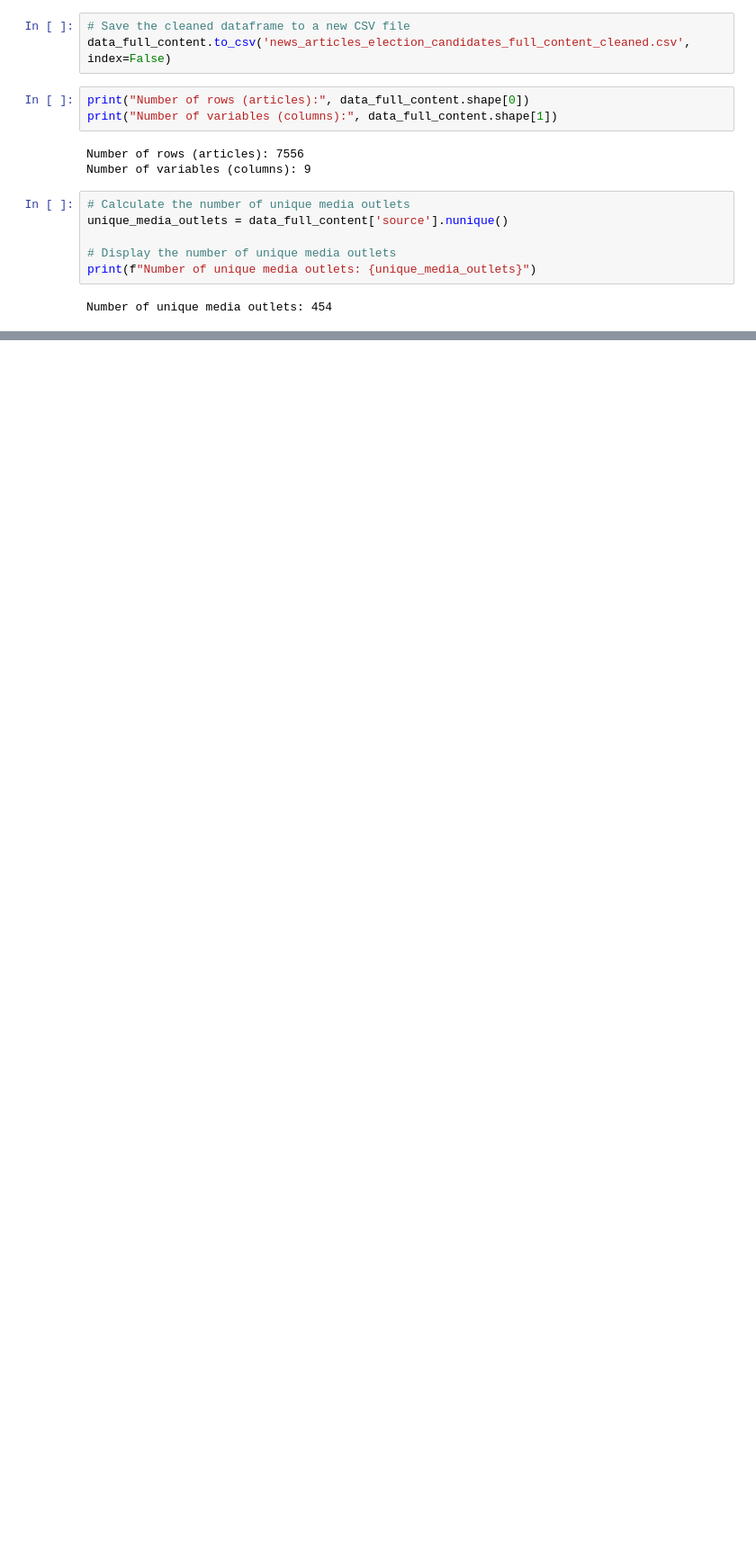
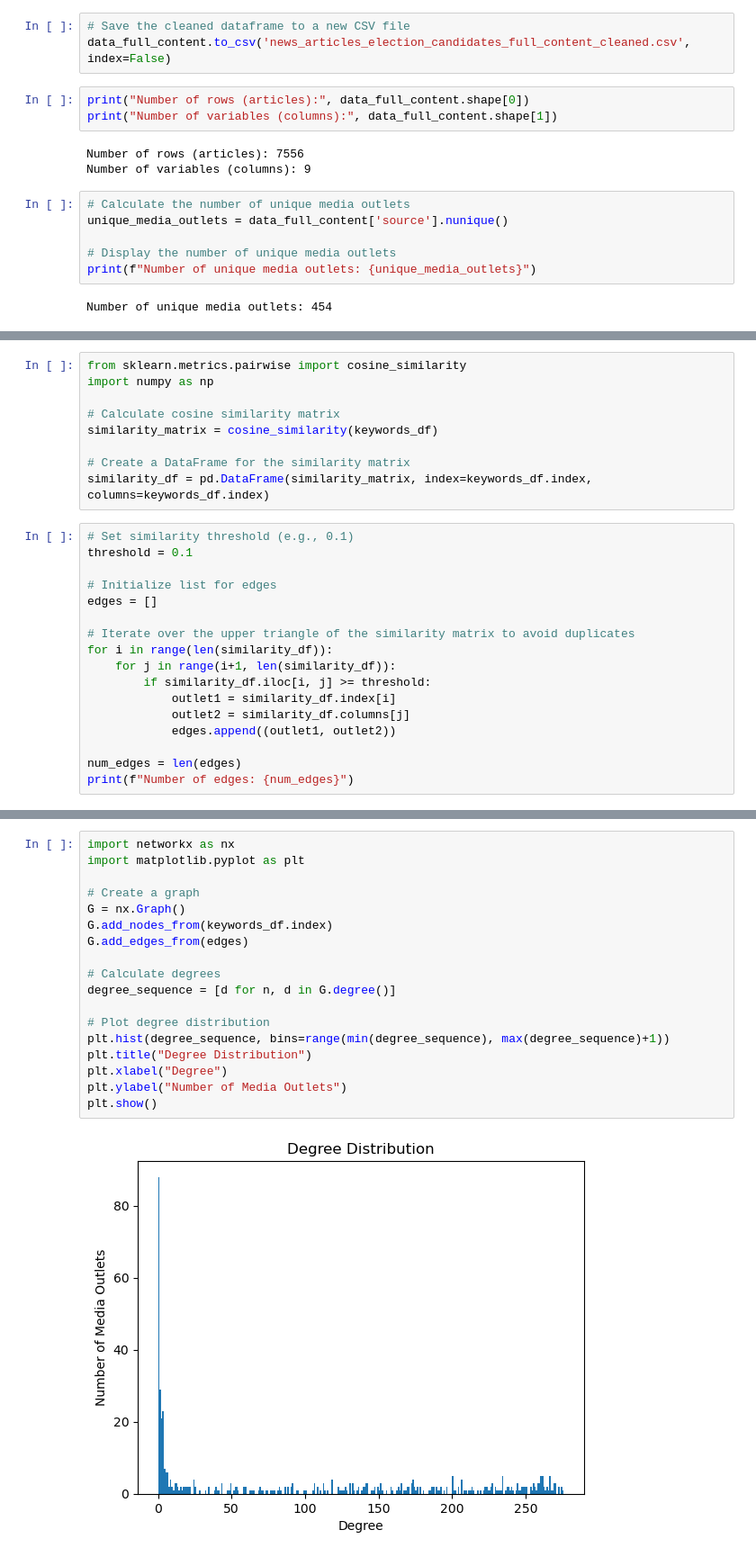
Before and after one commit to ThomasSchiolerH/Social-Graphs-And-Interactions, a Jupyter notebook: Final Assignment/final_assignment.ipynb, the cells around one changed output, grey strips where cells are left out. Shown at 90% size. Cells and saved outputs as stored; diff of their text form; blank space fills up the shorter version.

Commit message:
nodes og edges part 1

```diff
--- a/Final Assignment/final_assignment.ipynb
+++ b/Final Assignment/final_assignment.ipynb
@@ -246,0 +315,26 @@ Number of unique media outlets: 454
+# %%
+from sklearn.metrics.pairwise import cosine_similarity
+import numpy as np
+
+# Calculate cosine similarity matrix
+similarity_matrix = cosine_similarity(keywords_df)
+
+# Create a DataFrame for the similarity matrix
+similarity_df = pd.DataFrame(similarity_matrix, index=keywords_df.index, columns=keywords_df.index)
+# %%
+# Set similarity threshold (e.g., 0.1)
+threshold = 0.1
+
+# Initialize list for edges
+edges = []
+
+# Iterate over the upper triangle of the similarity matrix to avoid duplicates
+for i in range(len(similarity_df)):
+    for j in range(i+1, len(similarity_df)):
+        if similarity_df.iloc[i, j] >= threshold:
+            outlet1 = similarity_df.index[i]
+            outlet2 = similarity_df.columns[j]
+            edges.append((outlet1, outlet2))
+
+num_edges = len(edges)
+print(f"Number of edges: {num_edges}")
@@ -246,0 +343,20 @@ Number of unique media outlets: 454
+# %%
+import networkx as nx
+import matplotlib.pyplot as plt
+
+# Create a graph
+G = nx.Graph()
+G.add_nodes_from(keywords_df.index)
+G.add_edges_from(edges)
+
+# Calculate degrees
+degree_sequence = [d for n, d in G.degree()]
+
+# Plot degree distribution
+plt.hist(degree_sequence, bins=range(min(degree_sequence), max(degree_sequence)+1))
+plt.title("Degree Distribution")
+plt.xlabel("Degree")
+plt.ylabel("Number of Media Outlets")
+plt.show()
+# %% [output]
+[figure, added]
```
Also changed, not shown: parts of 9 cells of this notebook, 1 other file.
